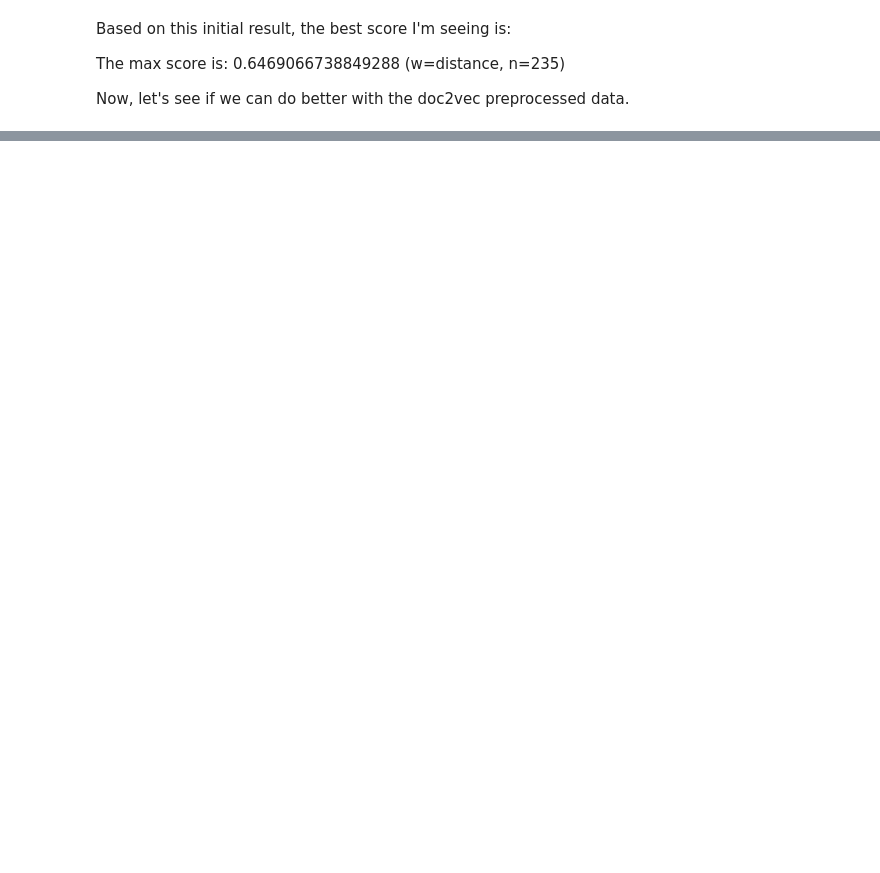
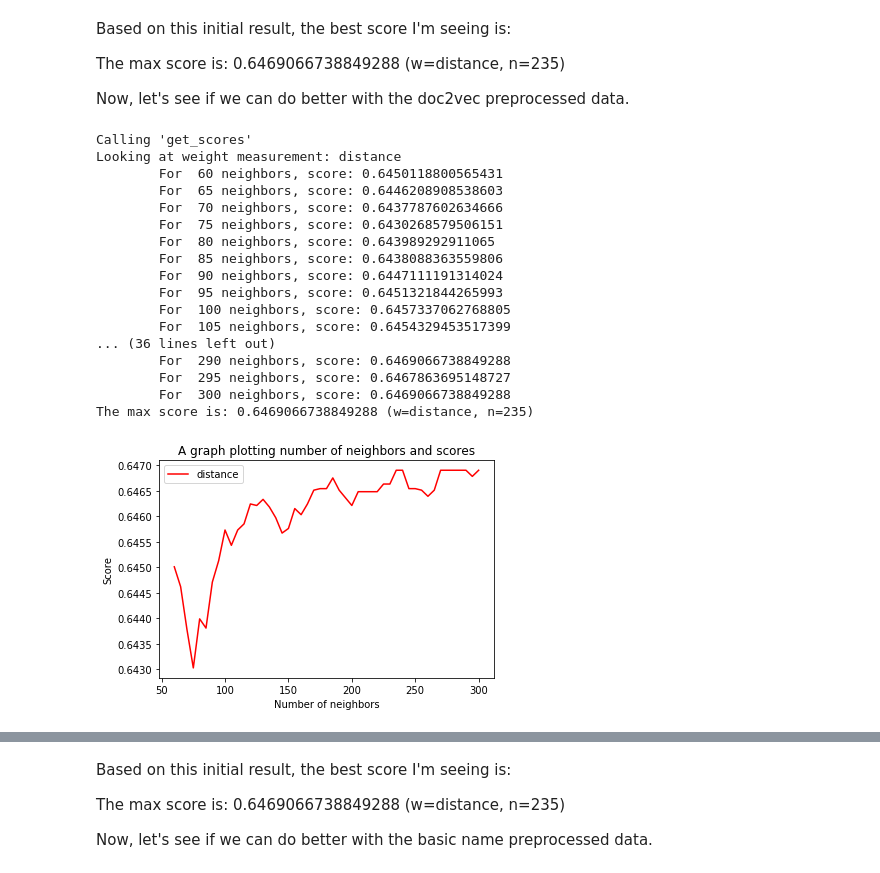
Before and after one commit to michaelmdresser/csci5622project, a Jupyter notebook: erika_knn.ipynb, the cells around one changed output, grey strips where cells are left out. Drawn from its saved outputs; the diff is of its cells as text; code cells hidden in the pictures; blank space fills up the shorter version.

```diff
--- a/erika_knn.ipynb
+++ b/erika_knn.ipynb
@@ -248,3 +309,32 @@ Based on this initial result, the best score I'm seeing is:
 The max score is: 0.6469066738849288 (w=distance, n=235)
 
 Now, let's see if we can do better with the doc2vec preprocessed data.
+# %%
+%%time
+max_score_d2v, scores_d2v = get_scores(60, 300, 5,
+                                         x_train_d2v_scaled,
+                                         y_train_d2v,
+                                         x_valid_d2v_scaled,
+                                         y_valid_d2v,
+                                        weights=['distance'])
+print("The max score is: {} (w={}, n={})".format(max_score_d2v[0], max_score_d2v[1], max_score_d2v[2]))
+plot_scores(scores_d2v)
+# %% [output]
+Calling 'get_scores'
+Looking at weight measurement: distance
+        For  60 neighbors, score: 0.6450118800565431
+        For  65 neighbors, score: 0.6446208908538603
+        For  70 neighbors, score: 0.6437787602634666
+        For  75 neighbors, score: 0.6430268579506151
+        For  80 neighbors, score: 0.643989292911065
+        For  85 neighbors, score: 0.6438088363559806
+        For  90 neighbors, score: 0.6447111191314024
+        For  95 neighbors, score: 0.6451321844265993
+        For  100 neighbors, score: 0.6457337062768805
+        For  105 neighbors, score: 0.6454329453517399
+... (36 lines left out)
+        For  290 neighbors, score: 0.6469066738849288
+        For  295 neighbors, score: 0.6467863695148727
+        For  300 neighbors, score: 0.6469066738849288
+The max score is: 0.6469066738849288 (w=distance, n=235)
+[figure, added]
@@ -250,0 +343,6 @@ Now, let's see if we can do better with the doc2vec preprocessed data.
+# %% [markdown]
+Based on this initial result, the best score I'm seeing is:
+
+The max score is: 0.6469066738849288 (w=distance, n=235)
+
+Now, let's see if we can do better with the basic name preprocessed data.
```
Also changed, not shown: parts of 21 cells of this notebook, 1 other file.
